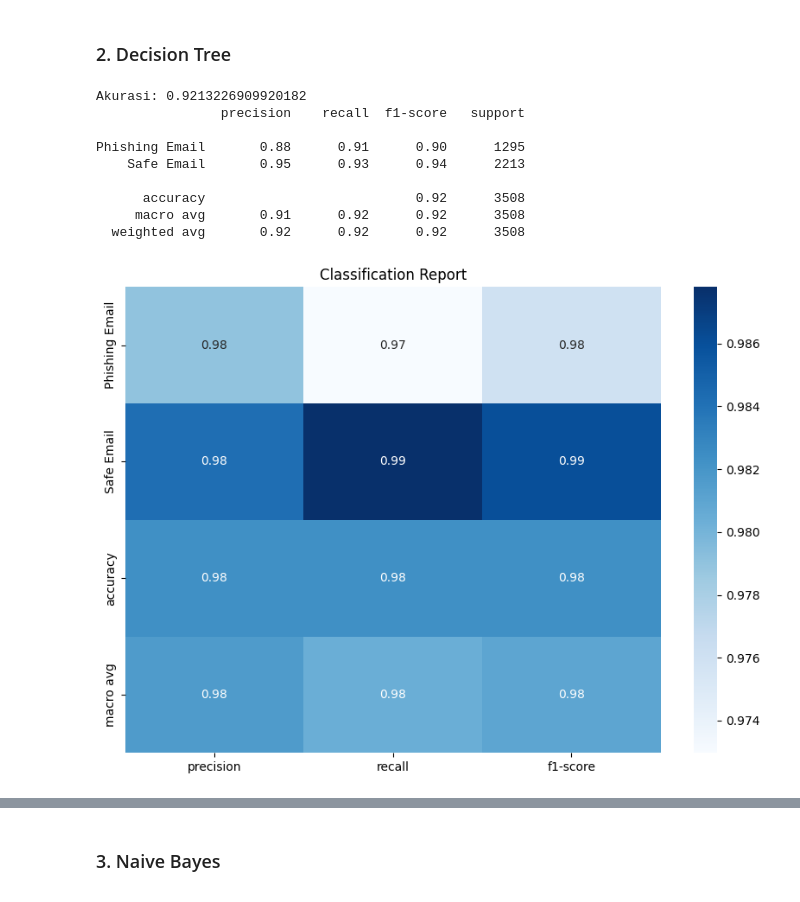
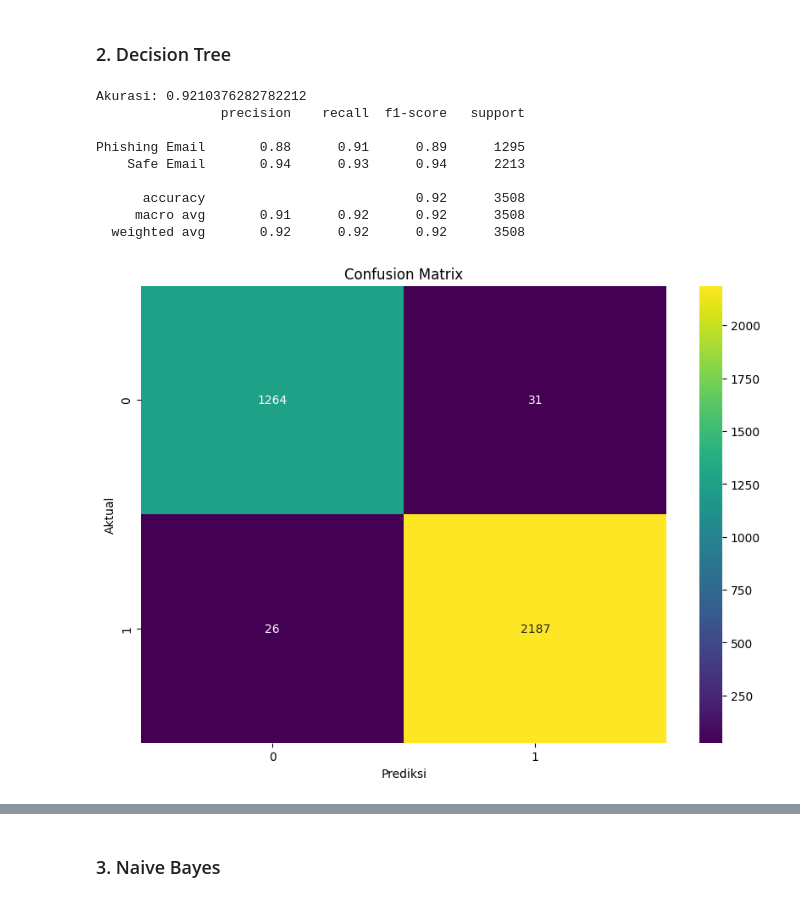
Before and after one commit to dikkaaaw/klasifikasi-email, a Jupyter notebook: Phishing Classification.ipynb, the cells around one changed output, grey strips where cells are left out. Cells and saved outputs as stored; diff of their text form; code cells hidden in the pictures.

Commit message:
Update email text and prediction results

```diff
--- a/Phishing Classification.ipynb
+++ b/Phishing Classification.ipynb
@@ -45,7 +45,7 @@ import seaborn as sns
 # 2. Import Dataset
 # %%
 # Melakukan perulangan untuk import data
-df = pd.read_csv('./data/dataset_2.csv')
+df = pd.read_csv('./data/phishing_dataset.csv')
 # %% [markdown]
 # 3. Understanding Dataset
 # %%
@@ -525,20 +517,24 @@ report = classification_report(y_test, y_pred, output_dict=True)
 report_df = pd.DataFrame(report).transpose()
 report_df.to_csv('./data/classification_report_DT.csv')
 # %% [output]
-Akurasi: 0.9213226909920182
+Akurasi: 0.9210376282782212
                 precision    recall  f1-score   support
 
-Phishing Email       0.88      0.91      0.90      1295
-    Safe Email       0.95      0.93      0.94      2213
+Phishing Email       0.88      0.91      0.89      1295
+    Safe Email       0.94      0.93      0.94      2213
 
       accuracy                           0.92      3508
      macro avg       0.91      0.92      0.92      3508
   weighted avg       0.92      0.92      0.92      3508
 # %%
-# Visualisasi hasil classification report
+# Visualisasi Confussion Matrix
+cm = confusion_matrix(y_test, y_pred)
+
 plt.figure(figsize=(10, 7))
-sns.heatmap(report_df.iloc[:-1, :-1], annot=True, cmap='Blues')
-plt.title('Classification Report')
+sns.heatmap(cm, annot=True, fmt='d', cmap='viridis')
+plt.title('Confusion Matrix')
+plt.xlabel('Prediksi')
+plt.ylabel('Aktual')
 plt.show()
 # %% [output]
-[figure, old version]
+[figure, new version]
```
Also changed, not shown: parts of 18 cells of this notebook, 1 other file.
